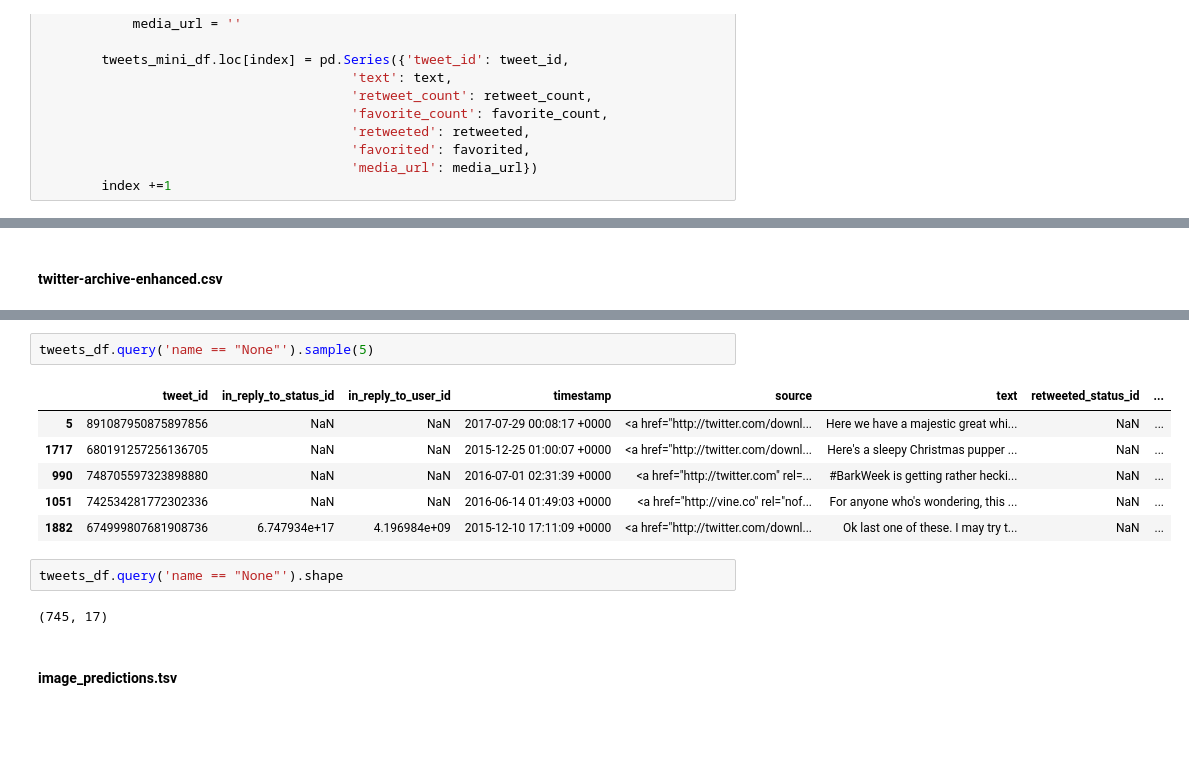
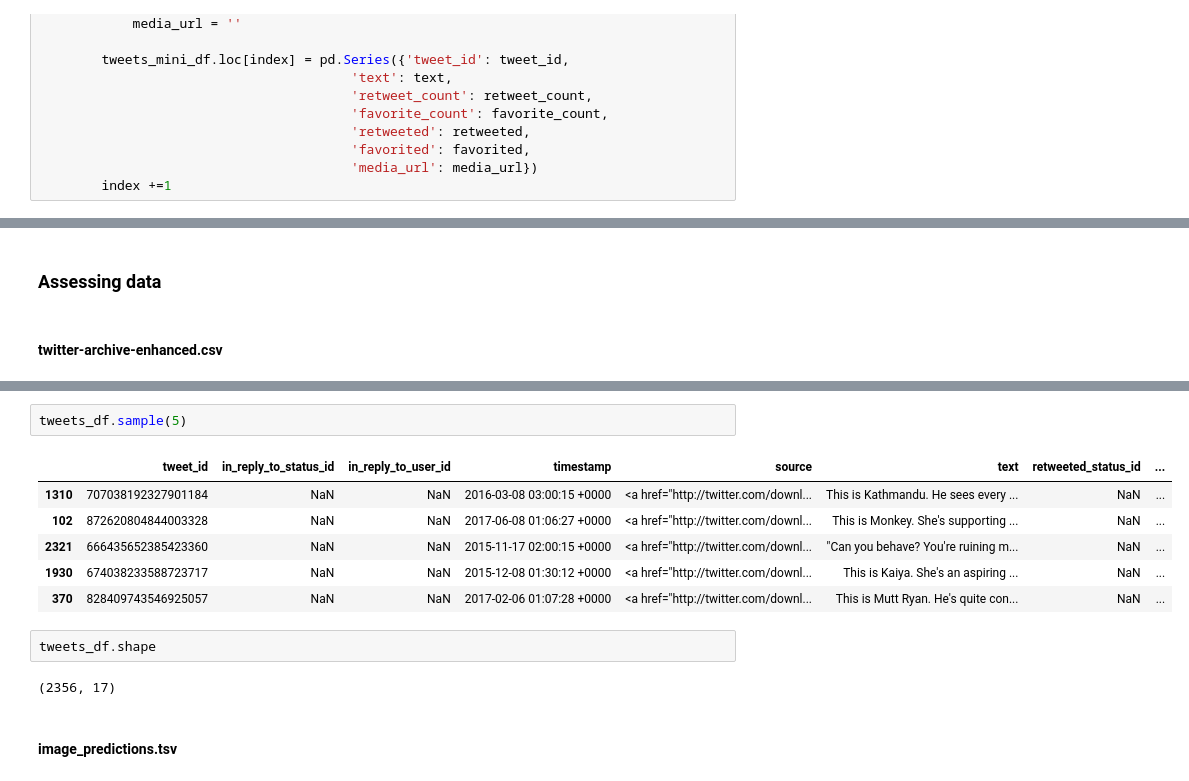
Before and after one commit to bthodla/danano, a Jupyter notebook: prj4/wrangle_act.ipynb, the cells around one changed output, grey strips where cells are left out. Drawn from its saved outputs; the diff is of its cells as text; blank space fills up the shorter version.

```diff
--- a/prj4/wrangle_act.ipynb
+++ b/prj4/wrangle_act.ipynb
@@ -179,3 +156,5 @@ Key Points
+# %% [markdown]
+### Assessing data
 # %% [markdown]
 #### twitter-archive-enhanced.csv
 # %%
@@ -199,18 +178,18 @@ puppo                         2356 non-null object
 dtypes: float64(4), int64(3), object(10)
 memory usage: 313.0+ KB
 # %%
-tweets_df.query('name == "None"').sample(5)
+tweets_df.sample(5)
 # %% [output]
 |  | tweet_id | in_reply_to_status_id | in_reply_to_user_id | timestamp | source | text | retweeted_status_id | ... |
-| 5 | 891087950875897856 | NaN | NaN | 2017-07-29 00:08:17 +0000 | <a href="http://twitter.com/downl... | Here we have a majestic great whi... | NaN | ... |
-| 1717 | 680191257256136705 | NaN | NaN | 2015-12-25 01:00:07 +0000 | <a href="http://twitter.com/downl... | Here's a sleepy Christmas pupper ... | NaN | ... |
-| 990 | 748705597323898880 | NaN | NaN | 2016-07-01 02:31:39 +0000 | <a href="http://twitter.com" rel=... | #BarkWeek is getting rather hecki... | NaN | ... |
-| 1051 | 742534281772302336 | NaN | NaN | 2016-06-14 01:49:03 +0000 | <a href="http://vine.co" rel="nof... | For anyone who's wondering, this ... | NaN | ... |
-| 1882 | 674999807681908736 | 6.747934e+17 | 4.196984e+09 | 2015-12-10 17:11:09 +0000 | <a href="http://twitter.com/downl... | Ok last one of these. I may try t... | NaN | ... |
+| 1310 | 707038192327901184 | NaN | NaN | 2016-03-08 03:00:15 +0000 | <a href="http://twitter.com/downl... | This is Kathmandu. He sees every ... | NaN | ... |
+| 102 | 872620804844003328 | NaN | NaN | 2017-06-08 01:06:27 +0000 | <a href="http://twitter.com/downl... | This is Monkey. She's supporting ... | NaN | ... |
+| 2321 | 666435652385423360 | NaN | NaN | 2015-11-17 02:00:15 +0000 | <a href="http://twitter.com/downl... | "Can you behave? You're ruining m... | NaN | ... |
+| 1930 | 674038233588723717 | NaN | NaN | 2015-12-08 01:30:12 +0000 | <a href="http://twitter.com/downl... | This is Kaiya. She's an aspiring ... | NaN | ... |
+| 370 | 828409743546925057 | NaN | NaN | 2017-02-06 01:07:28 +0000 | <a href="http://twitter.com/downl... | This is Mutt Ryan. He's quite con... | NaN | ... |
 # %%
-tweets_df.query('name == "None"').shape
+tweets_df.shape
 # %% [output]
-(745, 17)
+(2356, 17)
 # %% [markdown]
 #### image_predictions.tsv
 # %%
```
Also changed, not shown: parts of 20 cells of this notebook.
